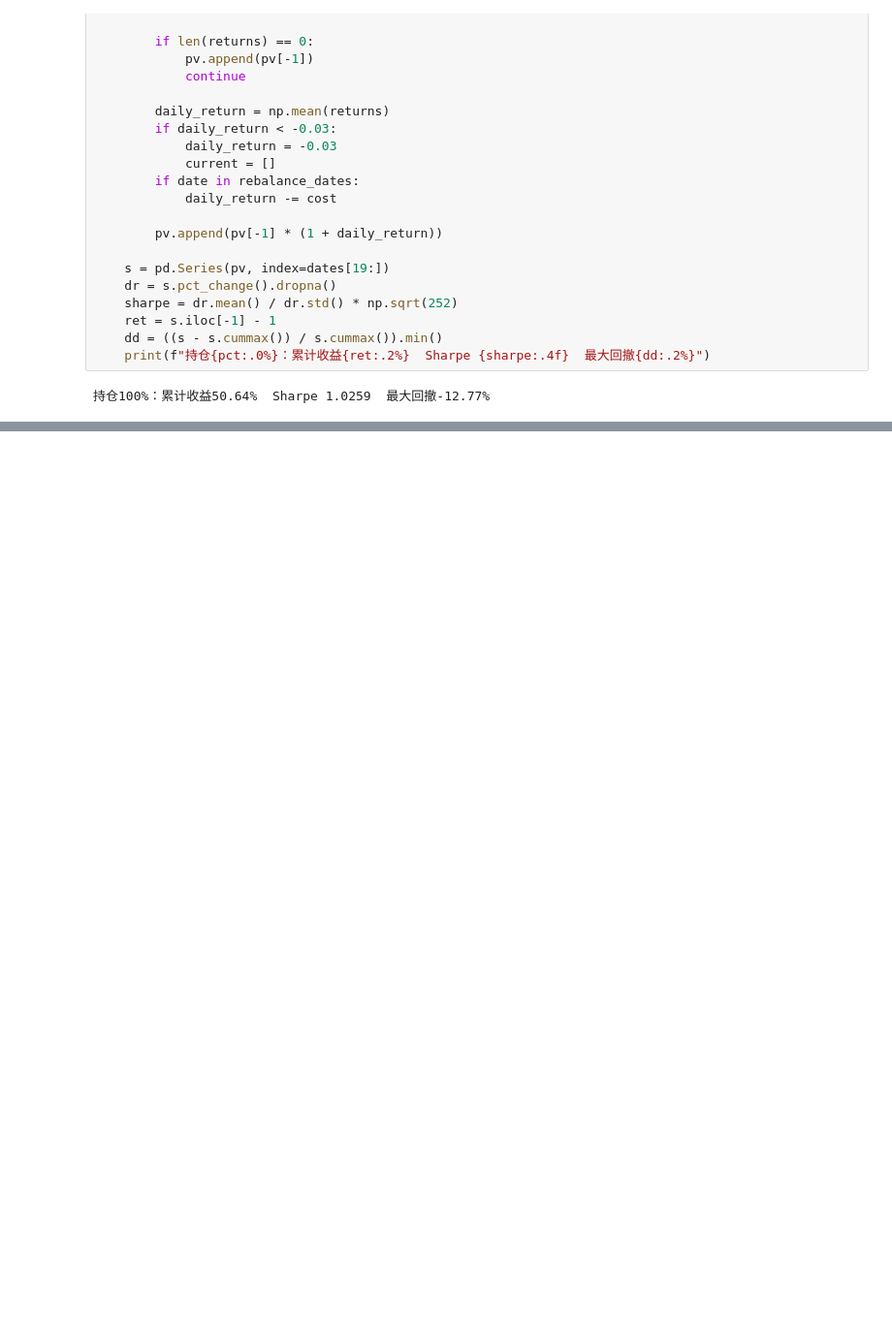
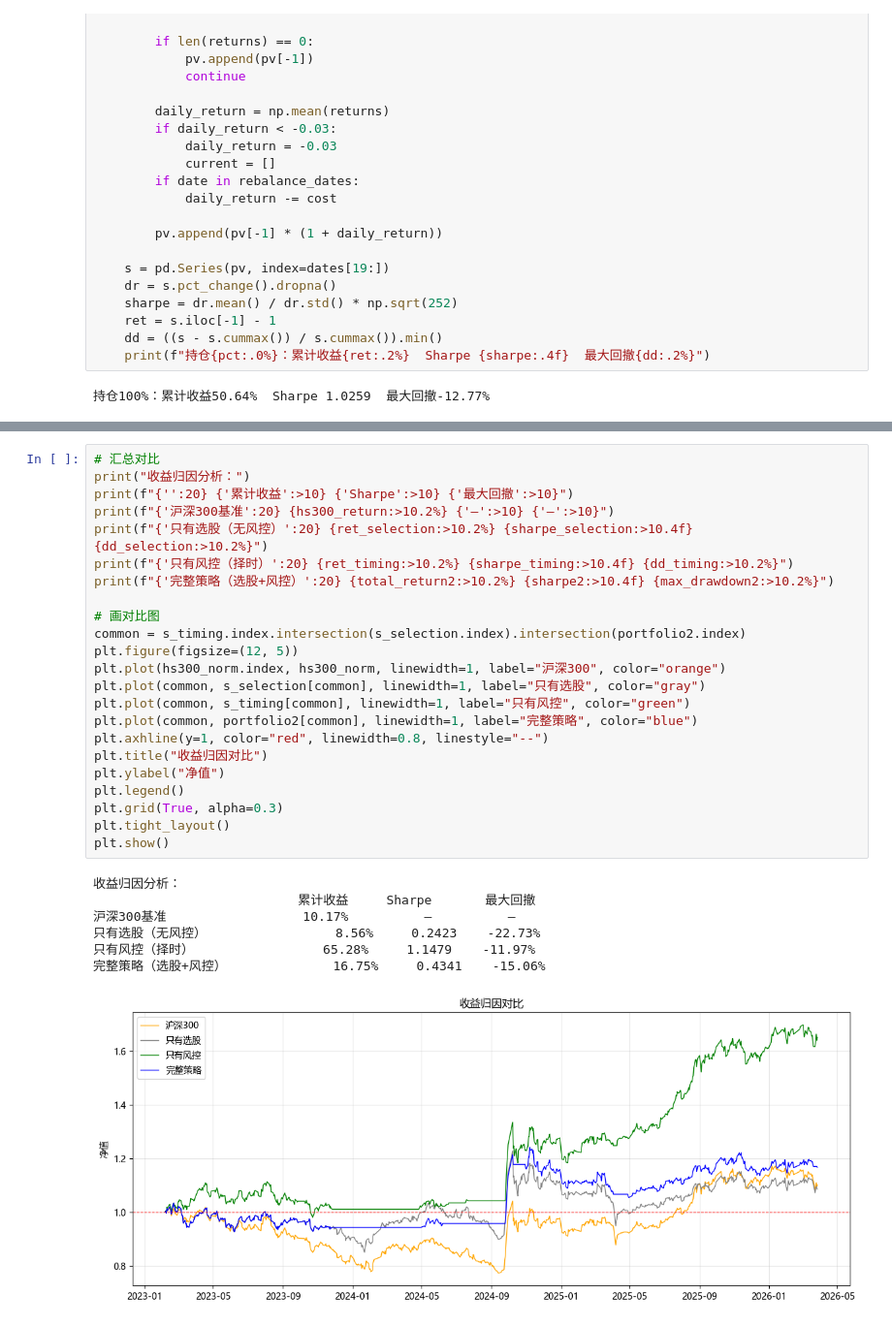
Before and after one commit to gh59/quant-research, a Jupyter notebook: 03_backtest/03_backtest.ipynb, the cells around one changed output, grey strips where cells are left out. Shown at 97% size. Cells and saved outputs as stored; diff of their text form; blank space fills up the shorter version.

Commit message:
收益归因分析：择时vs选股贡献拆解

```diff
--- a/03_backtest/03_backtest.ipynb
+++ b/03_backtest/03_backtest.ipynb
@@ -695,0 +780,31 @@ for pct in [1.0]:
+# %%
+# 汇总对比
+print("收益归因分析：")
+print(f"{'':20} {'累计收益':>10} {'Sharpe':>10} {'最大回撤':>10}")
+print(f"{'沪深300基准':20} {hs300_return:>10.2%} {'—':>10} {'—':>10}")
+print(f"{'只有选股（无风控）':20} {ret_selection:>10.2%} {sharpe_selection:>10.4f} {dd_selection:>10.2%}")
+print(f"{'只有风控（择时）':20} {ret_timing:>10.2%} {sharpe_timing:>10.4f} {dd_timing:>10.2%}")
+print(f"{'完整策略（选股+风控）':20} {total_return2:>10.2%} {sharpe2:>10.4f} {max_drawdown2:>10.2%}")
+
+# 画对比图
+common = s_timing.index.intersection(s_selection.index).intersection(portfolio2.index)
+plt.figure(figsize=(12, 5))
+plt.plot(hs300_norm.index, hs300_norm, linewidth=1, label="沪深300", color="orange")
+plt.plot(common, s_selection[common], linewidth=1, label="只有选股", color="gray")
+plt.plot(common, s_timing[common], linewidth=1, label="只有风控", color="green")
+plt.plot(common, portfolio2[common], linewidth=1, label="完整策略", color="blue")
+plt.axhline(y=1, color="red", linewidth=0.8, linestyle="--")
+plt.title("收益归因对比")
+plt.ylabel("净值")
+plt.legend()
+plt.grid(True, alpha=0.3)
+plt.tight_layout()
+plt.show()
+# %% [output]
+收益归因分析：
+                           累计收益     Sharpe       最大回撤
+沪深300基准                  10.17%          —          —
+只有选股（无风控）                 8.56%     0.2423    -22.73%
+只有风控（择时）                 65.28%     1.1479    -11.97%
+完整策略（选股+风控）              16.75%     0.4341    -15.06%
+[figure, added]
```
Also changed, not shown: parts of 2 cells of this notebook.
